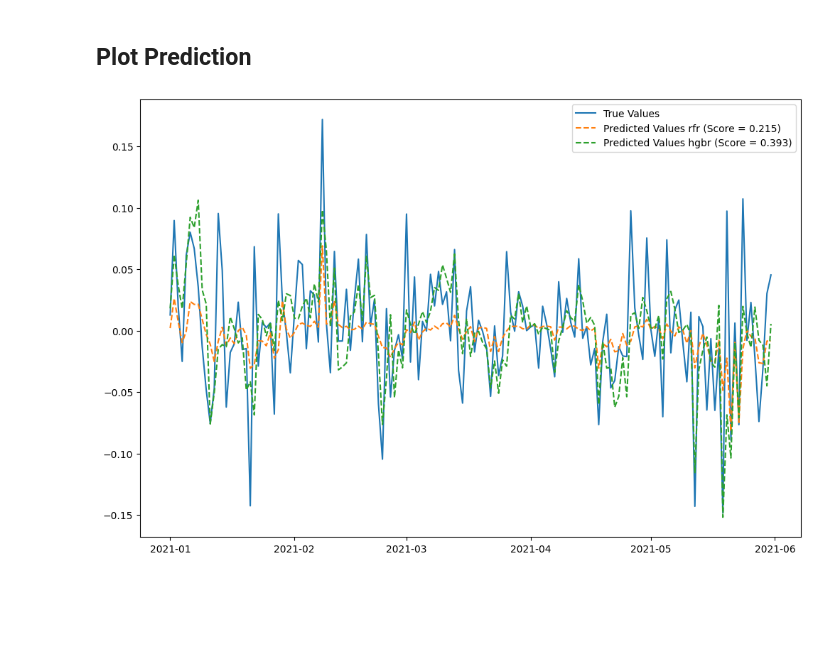
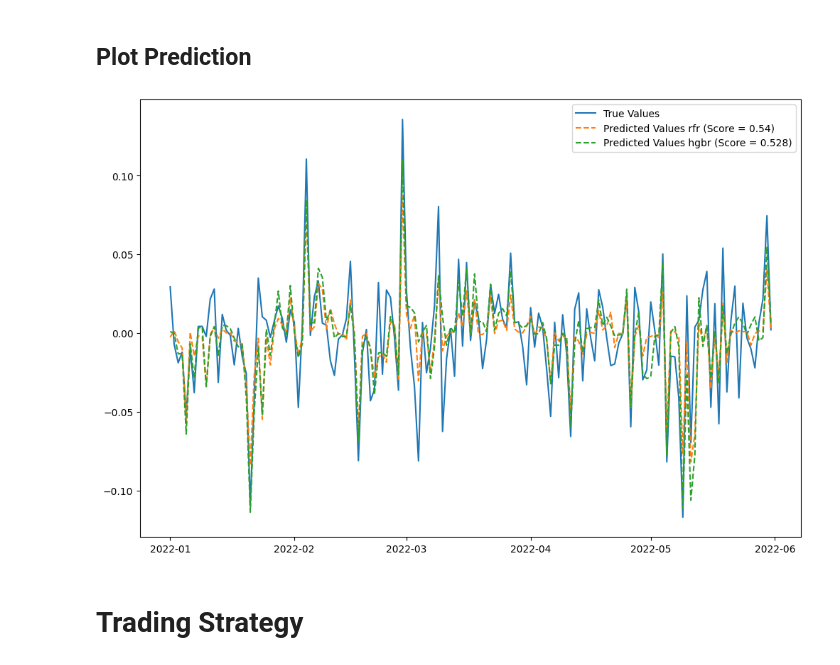
Before and after one commit to sudhanshu22gupta/cryptocurrency-forecasting, a Jupyter notebook: EDA.ipynb, the cells around one changed output. Drawn from its saved outputs; the diff is of its cells as text; code cells hidden in the pictures; blank space fills up the shorter version.

Commit message:
added and validated trading strageries

```diff
--- a/EDA.ipynb
+++ b/EDA.ipynb
@@ -492,8 +493,8 @@ sns.heatmap(
 <Axes: >
 [figure]
 # %%
-TRAIN_DATE_RANGE = ("2017-01-01", "2020-12-31")
-TEST_DATE_RANGE = ("2021-01-01", "2022-12-31")
+TRAIN_DATE_RANGE = ("2018-01-01", "2021-12-31")
+TEST_DATE_RANGE = ("2022-01-01", "2022-12-31")
 # %%
 def train_test_split(df_asset, TRAIN_DATE_RANGE, TEST_DATE_RANGE, FEATURES_LIST, TARGET, norm=False):
 
@@ -522,7 +523,7 @@ X_train, Y_train, X_test, Y_test = train_test_split(
     TEST_DATE_RANGE=TEST_DATE_RANGE,
     FEATURES_LIST=FEATURES_LIST_HAND_PICKED,
     TARGET=TARGET,
-    norm=True,
+    norm=False,
     )
 # %% [output]
 df_asset_tts.shape=(2981, 30)
@@ -703,33 +708,36 @@ dict_regressors = {
     "rfr": rfr,
     "hgbr": hgbr,
     # "sgdr": sgdr,
     # "enr": enr,
     # "tsr": tsr,
     # "ransacr": ransacr,
 }
 
 plt.figure(figsize=(12, 8))
 
-PLOT_RANGE = ("2021-01-01", "2021-05-31")
+PLOT_RANGE = ("2022-01-01", "2022-05-31")
 
 plt.plot(Y_test[PLOT_RANGE[0]: PLOT_RANGE[1]], label="True Values")
 
 for regressor_name, regressor in dict_regressors.items():
     # if regressor_name=='sgdr':
     #     continue
     plt.plot(
         regressor.Y_pred[PLOT_RANGE[0]: PLOT_RANGE[1]],
         label=f"Predicted Values {regressor_name} (Score = {round(regressor.score, 3)})",
         ls='--',
     )
+
 # plt.plot(
 #     Y_pred_ARIMA[PLOT_RANGE[0]: PLOT_RANGE[1]],
 #     label=f"Predicted Values ARIMA (Score = {r2_score(Y_test, Y_pred_ARIMA)})",
 #     ls='--'
 #     )
+# plt.title(f"Score= {round(rfr.score, 3)}")
 
-# plt.title(f"Score= {round(rfr.score, 3)}")
 plt.legend()
 plt.show()
 # %% [output]
-[figure, old version]
+[figure, new version]
+# %% [markdown]
+# Trading Strategy
```
Also changed, not shown: parts of 16 cells of this notebook, 2 other files.
